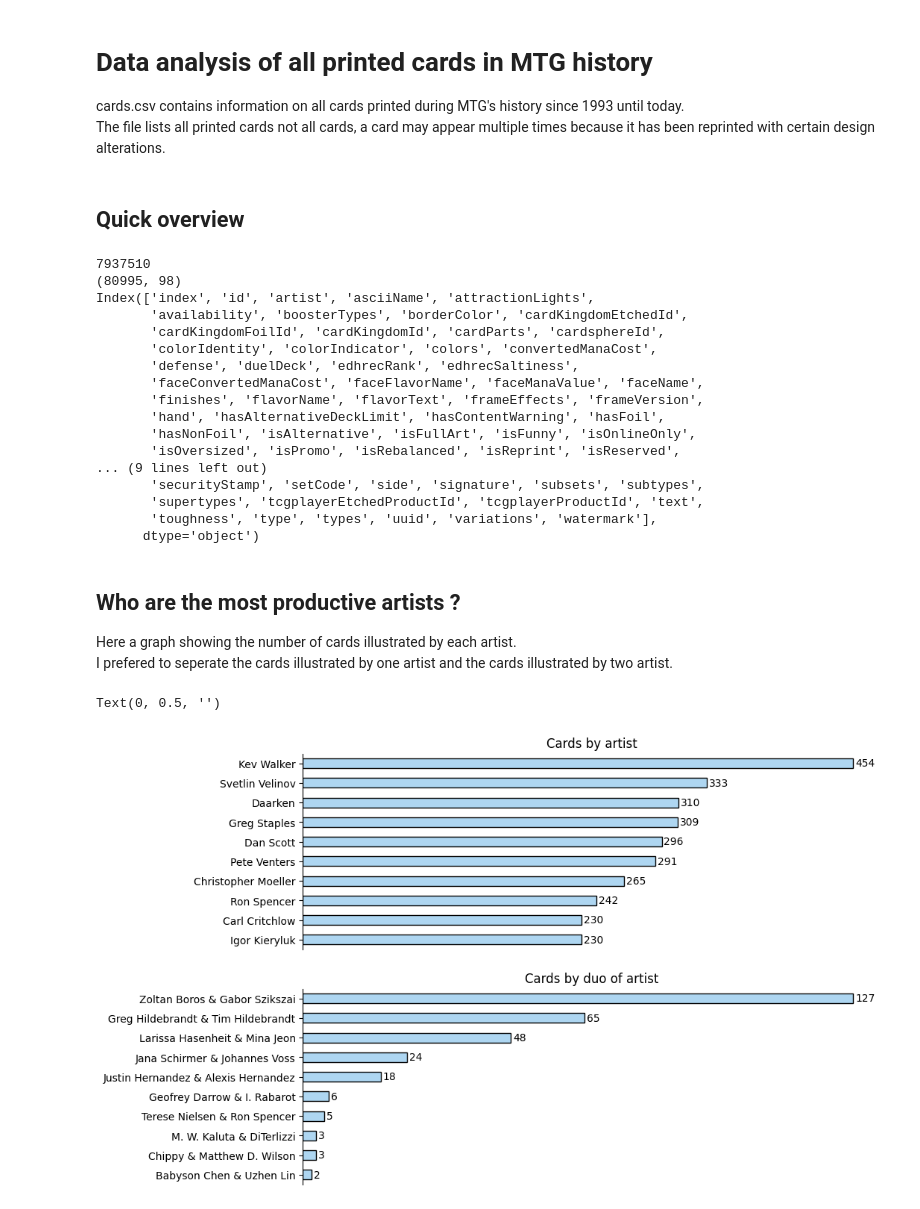
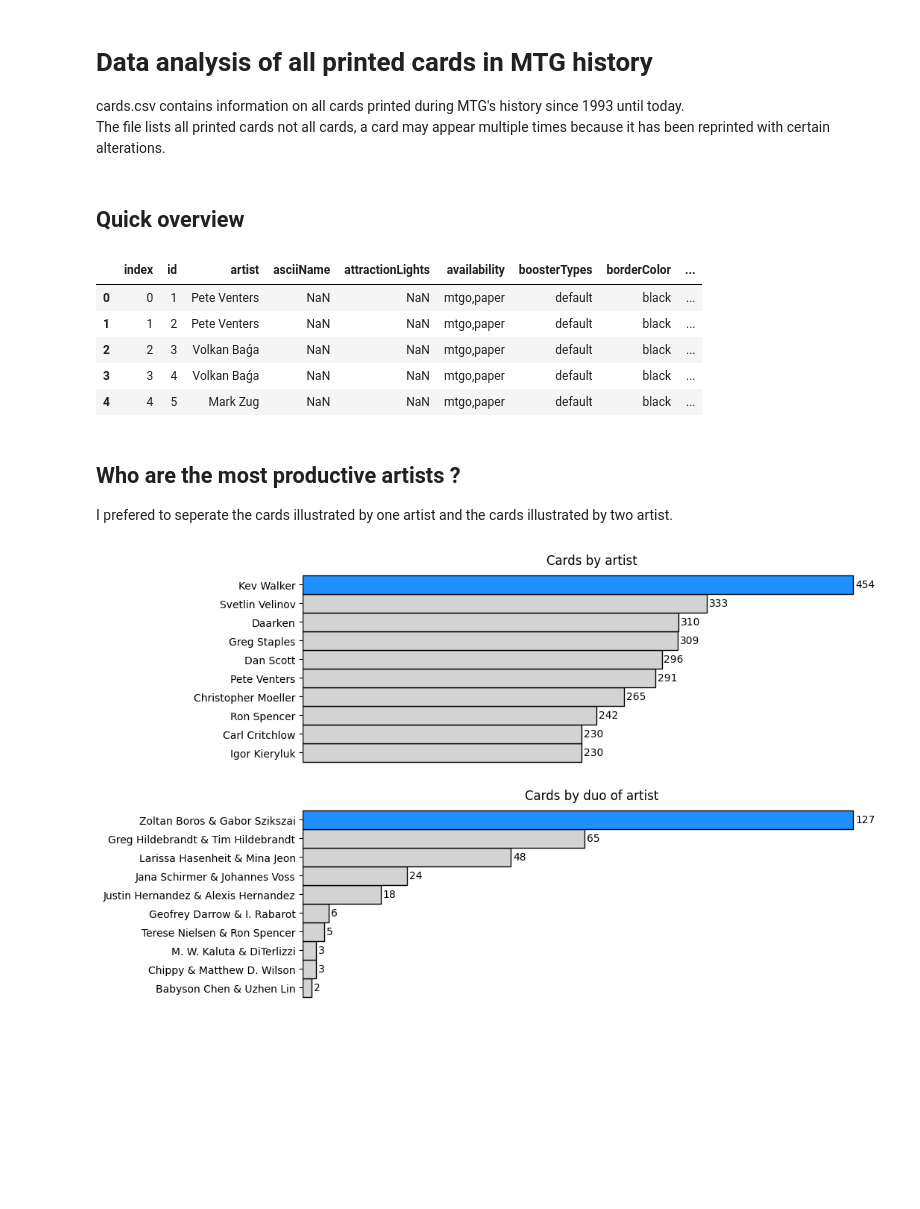
Before and after one commit to Undeadamien/mtg_analyst, a Jupyter notebook: allprints/prints.ipynb, the cells around one changed output. Saved outputs shown, nothing was run; the diff lists cells and outputs as text; code cells hidden in the pictures; blank space fills up the shorter version.

```diff
--- a/allprints/prints.ipynb
+++ b/allprints/prints.ipynb
@@ -5,4 +11,4 @@ import pandas as pd
 # Data analysis of all printed cards in MTG history
 
 cards.csv contains information on all cards printed during MTG's history since 1993 until today.
-The file lists all printed cards not all cards, a card may appear multiple times because it has been reprinted with certain design alterations.
+The file lists all printed cards not all cards, a card may appear multiple times because it has been reprinted with certain alterations.
@@ -11,66 +15,62 @@ default_df = pd.read_csv("./cards.csv", low_memory=False)
 # %% [markdown]
 ## Quick overview
 # %%
-print(default_df.size)
-print(default_df.shape)
-print(default_df.columns)
+default_df.head()
 # %% [output]
-7937510
-(80995, 98)
-Index(['index', 'id', 'artist', 'asciiName', 'attractionLights',
-       'availability', 'boosterTypes', 'borderColor', 'cardKingdomEtchedId',
-       'cardKingdomFoilId', 'cardKingdomId', 'cardParts', 'cardsphereId',
-       'colorIdentity', 'colorIndicator', 'colors', 'convertedManaCost',
-       'defense', 'duelDeck', 'edhrecRank', 'edhrecSaltiness',
-       'faceConvertedManaCost', 'faceFlavorName', 'faceManaValue', 'faceName',
-       'finishes', 'flavorName', 'flavorText', 'frameEffects', 'frameVersion',
-       'hand', 'hasAlternativeDeckLimit', 'hasContentWarning', 'hasFoil',
-       'hasNonFoil', 'isAlternative', 'isFullArt', 'isFunny', 'isOnlineOnly',
-       'isOversized', 'isPromo', 'isRebalanced', 'isReprint', 'isReserved',
-... (9 lines left out)
-       'securityStamp', 'setCode', 'side', 'signature', 'subsets', 'subtypes',
-       'supertypes', 'tcgplayerEtchedProductId', 'tcgplayerProductId', 'text',
-       'toughness', 'type', 'types', 'uuid', 'variations', 'watermark'],
-      dtype='object')
+|  | index | id | artist | asciiName | attractionLights | availability | boosterTypes | borderColor | ... |
+| 0 | 0 | 1 | Pete Venters | NaN | NaN | mtgo,paper | default | black | ... |
+| 1 | 1 | 2 | Pete Venters | NaN | NaN | mtgo,paper | default | black | ... |
+| 2 | 2 | 3 | Volkan Baǵa | NaN | NaN | mtgo,paper | default | black | ... |
+| 3 | 3 | 4 | Volkan Baǵa | NaN | NaN | mtgo,paper | default | black | ... |
+| 4 | 4 | 5 | Mark Zug | NaN | NaN | mtgo,paper | default | black | ... |
 # %% [markdown]
 ## Who are the most productive artists ?
 
-Here a graph showing the number of cards illustrated by each artist.
 I prefered to seperate the cards illustrated by one artist and the cards illustrated by two artist.
 # %%
 df = default_df[["name", "artist"]].dropna().drop_duplicates()
 
 
 # separate solo and duo, by applying a mask
+top_x = 10
 df["mask"] = df["artist"].str.contains("&")  # & present if duo
-df_solo = df[~df["mask"]].value_counts("artist", ascending=True)[-10:]
-df_duo = df[df["mask"]].value_counts("artist", ascending=True)[-10:]
+df_solo = df[~df["mask"]].value_counts("artist", ascending=True)[-top_x:]
+df_duo = df[df["mask"]].value_counts("artist", ascending=True)[-top_x:]
 
-
-fig, axes = plt.subplots(nrows=2)
-fig.set_size_inches(10, 7.5)
-
-
-for axe in axes:  # remove the plot borders
-    for side in ["top", "bottom", "right"]:
+fig, axes = plt.subplots(nrows=2, figsize=(10, 7.5))
+for axe in axes:  # remove the plot borders for each plot
+    for side in ["top", "bottom", "right", "left"]:
         axe.spines[f"{side}"].set_visible(False)
 
-
-solo_plot = df_solo.plot(kind="barh", ax=axes[0], rot=0, edgecolor="k", color="#AED6F1")
+solo_plot = df_solo.plot(
+    kind="barh",
+    ax=axes[0],
+    rot=0,
+    edgecolor="k",
+    color=["dodgerblue" if x == 0 else "lightgrey" for x in range(top_x)][::-1],
+    width=1,
+    title="Cards by artist",
+    ylabel="",
+)
 solo_plot.tick_params("x", which="both", bottom=False, labelbottom=False)
 solo_plot.bar_label(solo_plot.containers[0], padding=2)
-solo_plot.set_title("Cards by artist")
-solo_plot.set_ylabel("")
 
-
-duo_plot = df_duo.plot(kind="barh", ax=axes[1], rot=0, edgecolor="k", color="#AED6F1")
+duo_plot = df_duo.plot(
+    kind="barh",
+    ax=axes[1],
+    rot=0,
+    edgecolor="black",
+    color=["dodgerblue" if x == 0 else "lightgrey" for x in range(top_x)][::-1],
+    width=1,
+    title="Cards by duo of artist",
+    ylabel="",
+)
 duo_plot.tick_params("x", which="both", bottom=False, labelbottom=False)
 duo_plot.bar_label(duo_plot.containers[0], padding=2)
-duo_plot.set_title("Cards by duo of artist")
-duo_plot.set_ylabel("")
+
+None  # avoid useless output
 # %% [output]
-Text(0, 0.5, '')
-[figure, old version]
+[figure, new version]
 # %% [markdown]
 ## What are the 10 most reprinted cards ?
 
```
Also changed, not shown: parts of 12 cells of this notebook, 5 other files.
